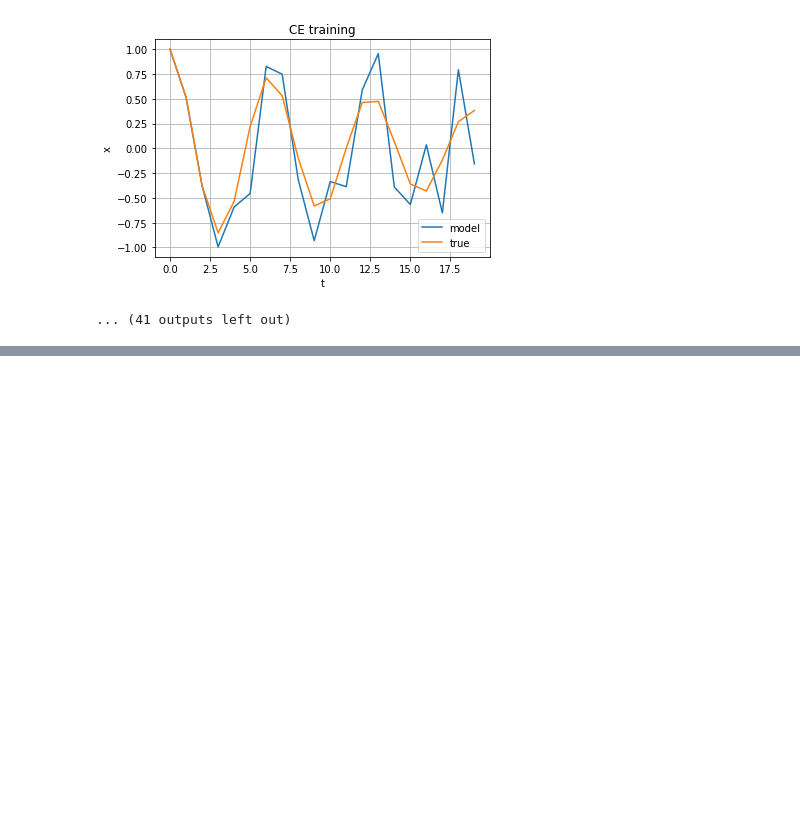
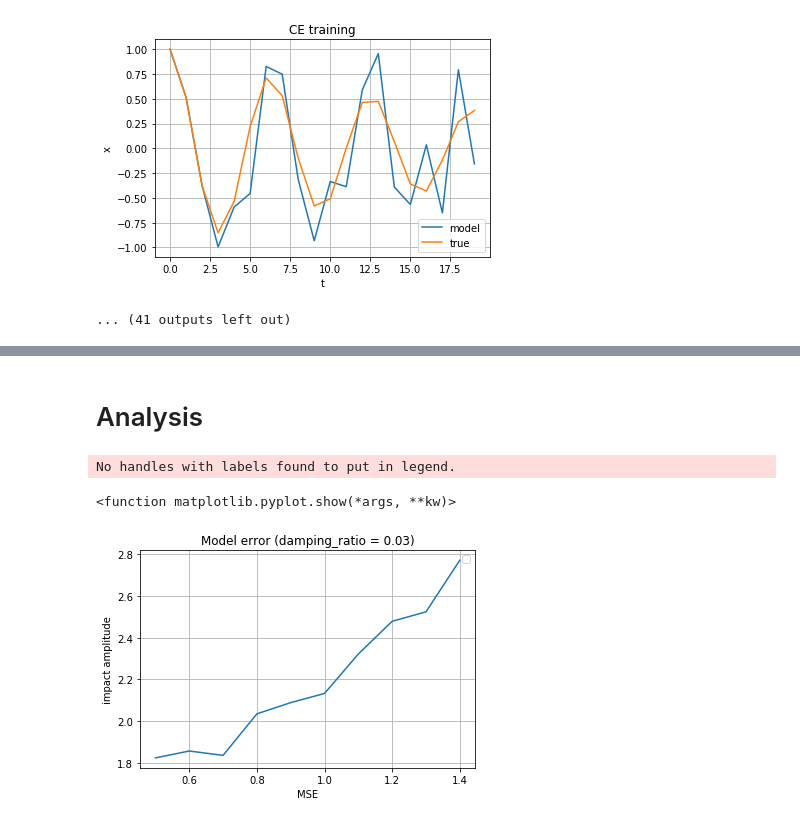
Before and after one commit to bamasa/rl_pendulum_predict, a Jupyter notebook: motion_4-hist-n_steps=20.ipynb, the cells around one changed output, grey strips where cells are left out. Saved outputs shown, nothing was run; the diff lists cells and outputs as text; code cells hidden in the pictures; blank space fills up the shorter version.

```diff
--- a/motion_4-hist-n_steps=20.ipynb
+++ b/motion_4-hist-n_steps=20.ipynb
@@ -509,0 +511,37 @@ for a in impact_amplitude_list:
+# %% [markdown]
+# Analysis
+# %%
+def error(history, predictions, n_prev):
+    return np.linalg.norm(np.array(history[n_prev:]) - np.array(predictions[n_prev:]))
+# %%
+impact_amplitude_list = np.arange(0.5, 1.5, 0.1)
+damping_ratio = 0.03
+
+error_list = []
+for a in impact_amplitude_list:
+    impact = lambda t: x_impact(t, a, damping_ratio)
+    history = generate_history(t0, t_step, n_steps, impact=impact)
+    env = SimpleModel(history, t0, t_step, n_steps)
+    env = ImpactWrapper(env, x_impact, a, d)
+#     env = NormActionWrapper(env)
+    s = env.reset()
+    d = False
+    predictions = list(s)[-n_prev:]
+    while not d:
+        state = torch.from_numpy(s).float().to(device)
+        a = list(agent(state).numpy())
+        s, r, d, _ = env.step(a)
+        predictions.append(s[-1])
+    error_list.append(error(history, predictions, n_prev))
+
+plt.title("Model error (damping_ratio = 0.03)")
+plt.xlabel("MSE")
+plt.ylabel("impact amplitude")
+plt.grid(True)
+plt.legend()
+plt.plot(impact_amplitude_list, error_list)
+plt.show
+# %% [output]
+No handles with labels found to put in legend.
+<function matplotlib.pyplot.show(*args, **kw)>
+[figure, added]
```
Also changed, not shown: parts of 3 cells of this notebook, 10 other files.
